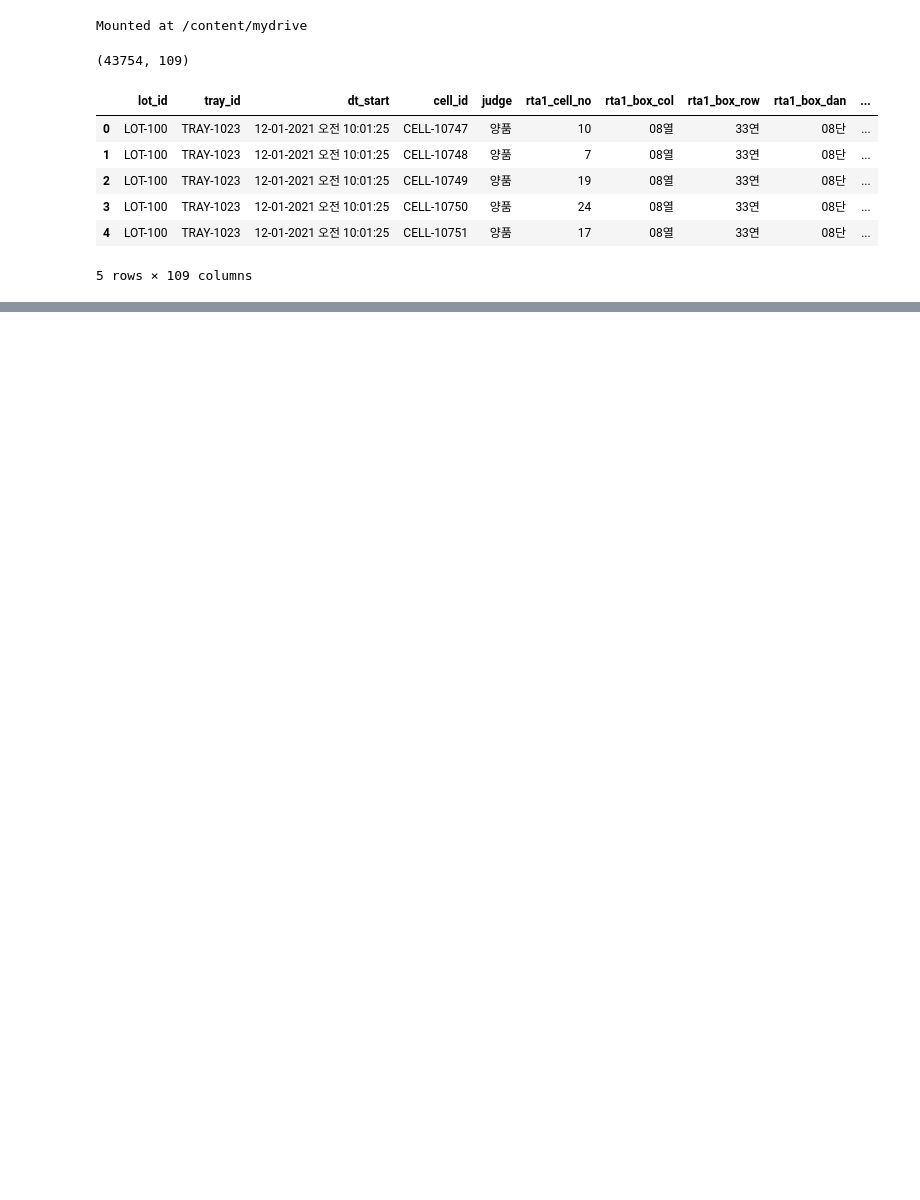
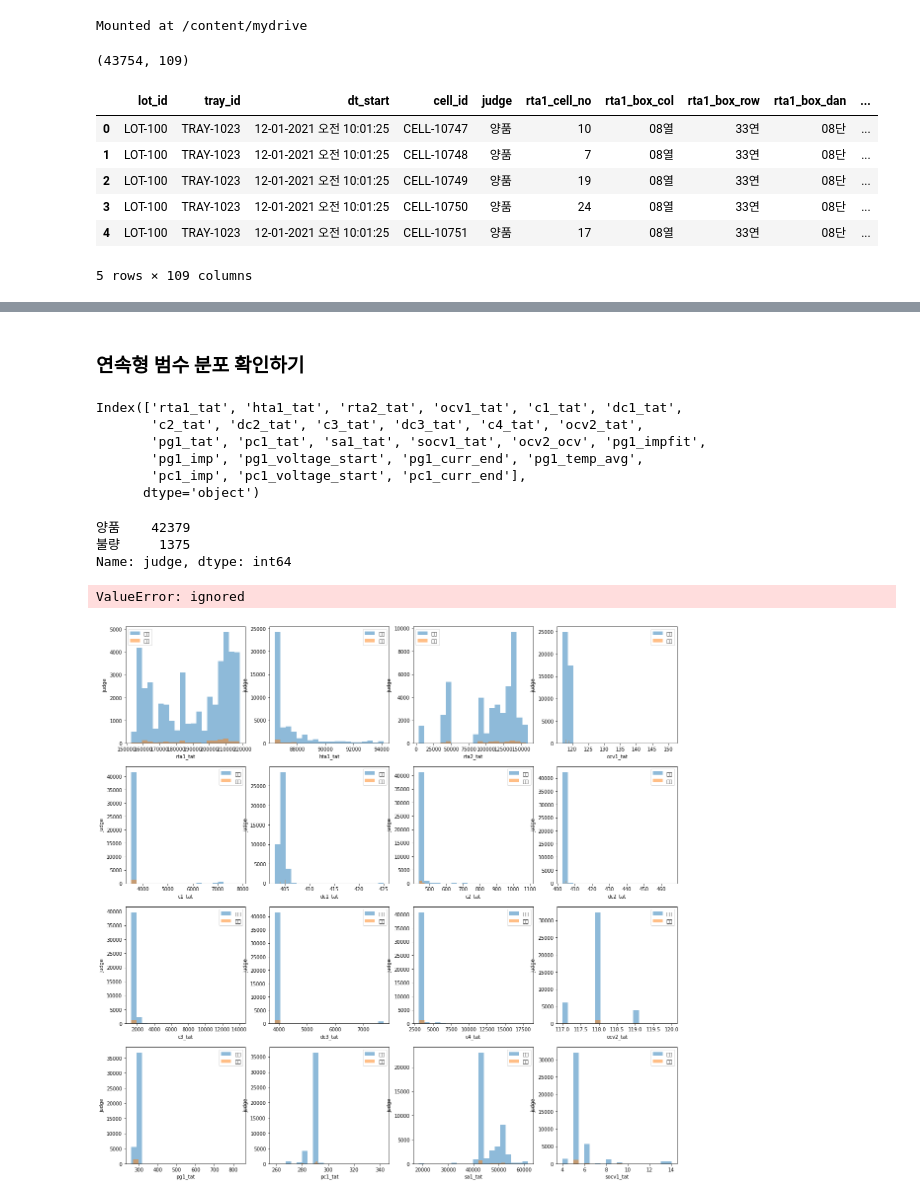
Before and after one commit to mjiii25/posco-academy, a Jupyter notebook: Big-Data/Battery-Project/data-preprocessing.ipynb, the cells around one changed output, grey strips where cells are left out. Saved outputs shown, nothing was run; the diff lists cells and outputs as text; code cells hidden in the pictures; blank space fills up the shorter version.

```diff
--- a/Big-Data/Battery-Project/data-preprocessing.ipynb
+++ b/Big-Data/Battery-Project/data-preprocessing.ipynb
@@ -42,0 +241,17 @@ bat_process.head()
+# %% [markdown]
+### **연속형 범수 분포 확인하기**
+# %%
+minji_num.columns
+# %% [output]
+Index(['rta1_tat', 'hta1_tat', 'rta2_tat', 'ocv1_tat', 'c1_tat', 'dc1_tat',
+       'c2_tat', 'dc2_tat', 'c3_tat', 'dc3_tat', 'c4_tat', 'ocv2_tat',
+       'pg1_tat', 'pc1_tat', 'sa1_tat', 'socv1_tat', 'ocv2_ocv', 'pg1_impfit',
+       'pg1_imp', 'pg1_voltage_start', 'pg1_curr_end', 'pg1_temp_avg',
+       'pc1_imp', 'pc1_voltage_start', 'pc1_curr_end'],
+      dtype='object')
+# %%
+minji['judge'].value_counts()
+# %% [output]
+양품    42379
+불량     1375
+Name: judge, dtype: int64
@@ -42,0 +261,20 @@ bat_process.head()
+# %%
+i = 0
+plt.figure(figsize = (20, 20))
+
+cols = ['rta1_tat', 'hta1_tat', 'rta2_tat', 'ocv1_tat', 'c1_tat', 'dc1_tat',
+       'c2_tat', 'dc2_tat', 'c3_tat', 'dc3_tat', 'c4_tat', 'ocv2_tat',
+       'pg1_tat', 'pc1_tat', 'sa1_tat', 'socv1_tat']
+
+for col in minji_num.columns :
+  i += 1
+  plt.subplot(4, 4, i)
+  plt.hist(minji[minji["judge"] == "양품"][col], bins = 20, label = "양품", alpha = 0.5)
+  plt.hist(minji[minji["judge"] == "불량"][col], bins = 20, label = "불량", alpha = 0.5)
+  plt.xlabel(col)
+  plt.ylabel("judge")
+  plt.legend()
+plt.show()
+# %% [output]
+ValueError: ignored
+[figure, added]
```
Also changed, not shown: parts of 19 cells of this notebook.
